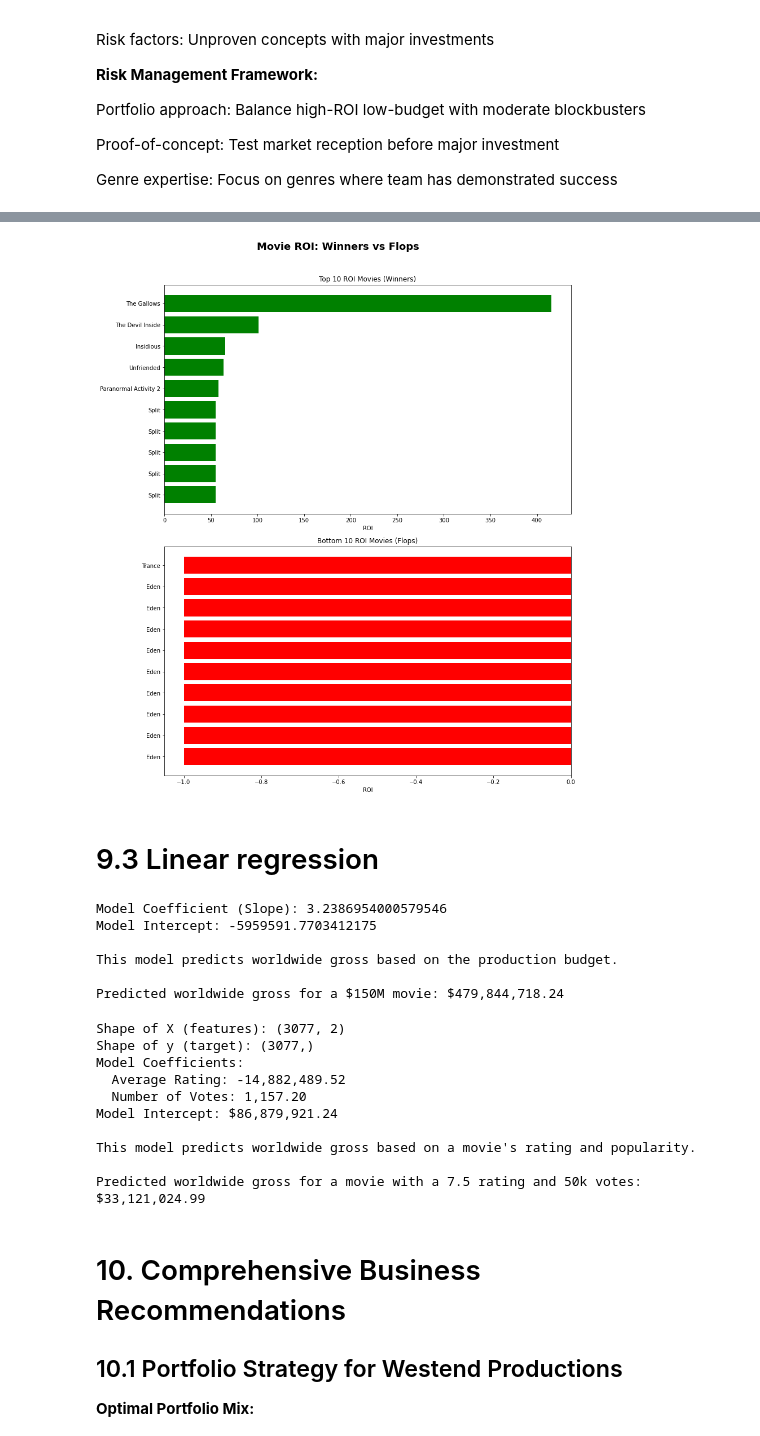
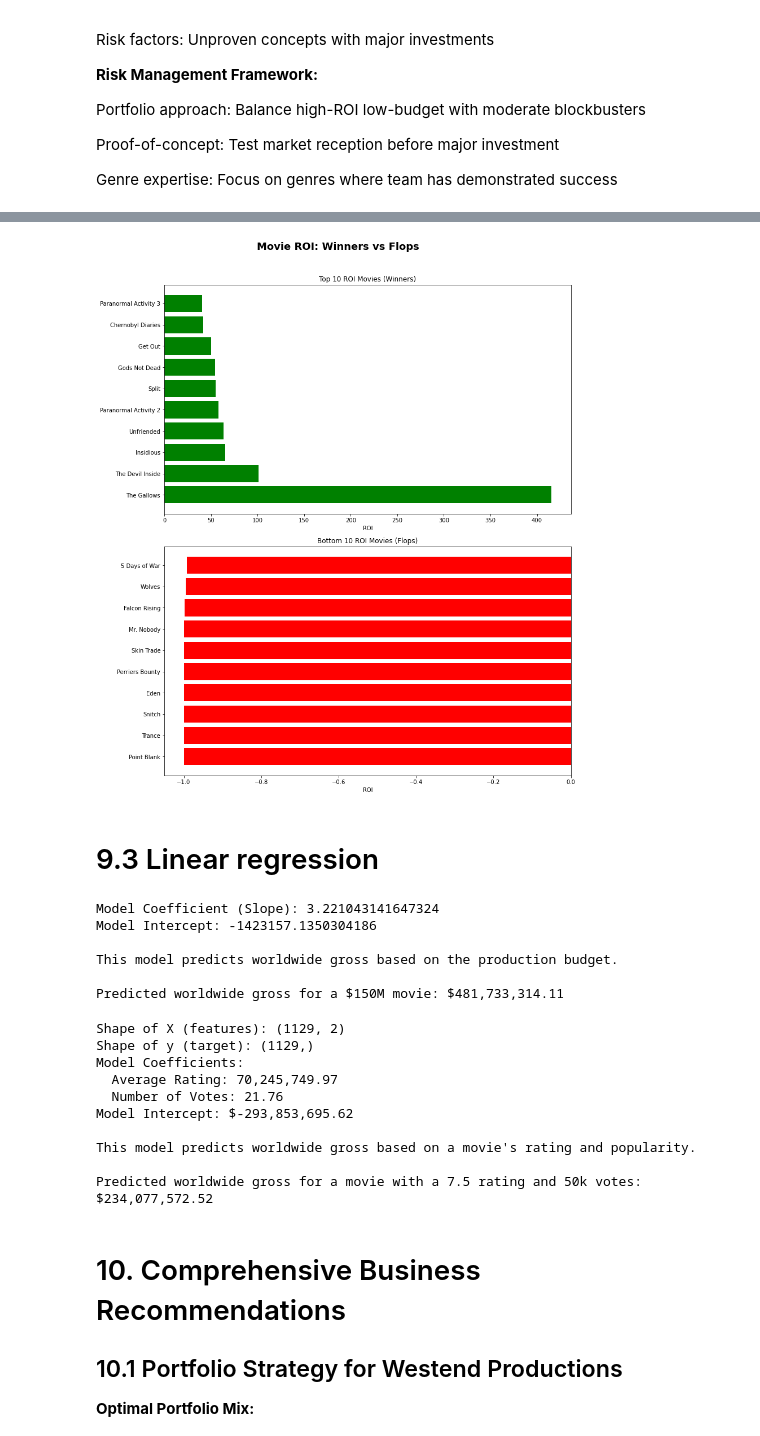
Before and after one commit to Giriama2323/dsc-phase-2-project-v3, a Jupyter notebook: student.ipynb, the cells around one changed output, grey strips where cells are left out. Cells and saved outputs as stored; diff of their text form; code cells hidden in the pictures.

Commit message:
Update on Movie ROI: Winners vs Flops plot

```diff
--- a/student.ipynb
+++ b/student.ipynb
@@ -81,12 +81,12 @@ import os
 import seaborn as sns
 
 # Load BOM dataset
-bom = pd.read_csv("bom.movie_gross.csv.gz")
+bom = pd.read_csv("bom.movie_gross.csv")
 print("BOM shape:", bom.shape)
 display(bom.head())
 
 # Load The Numbers dataset
-tn = pd.read_csv("tn.movie_budgets.csv.gz")
+tn = pd.read_csv("tn.movie_budgets.csv")
 print("TN shape:", tn.shape)
 display(tn.head())
 
@@ -1302,32 +1322,48 @@ Genre expertise: Focus on genres where team has demonstrated success
+# %%
+movies_cleaned = (
+    movies_cleaned
+    .groupby(["movie", "production_budget", "worldwide_gross"], as_index=False)
+    .agg({
+        "profit": "mean",
+        "roi": "mean",
+        "averagerating": "mean",
+        "numvotes": "sum",
+        "genres": lambda x: x.dropna().iloc[0] if len(x.dropna()) > 0 else None
+    })
+)
 # %%
+# Clean titles before plotting
+movies_cleaned["movie"] = movies_cleaned["movie"].str.encode("ascii", errors="ignore").str.decode("ascii")
+
 # Top 10 and Bottom 10 ROI Movies
 top_roi = movies_cleaned.sort_values("roi", ascending=False).head(10)
 bottom_roi = movies_cleaned.sort_values("roi", ascending=True).head(10)
 
+
 # Plot
 fig, axes = plt.subplots(2, 1, figsize=(12, 14), sharex=False)
 
-# Top ROI
+# Top ROI - REMOVE invert_yaxis() or fix the label order
 axes[0].barh(range(len(top_roi)), top_roi["roi"], color="green")
 axes[0].set_title("Top 10 ROI Movies (Winners)")
 axes[0].set_xlabel("ROI")
 axes[0].set_yticks(range(len(top_roi)))
-axes[0].set_yticklabels(top_roi["movie"])  # Just use the titles directly
-axes[0].invert_yaxis()
+axes[0].set_yticklabels(top_roi["movie"])
+# axes[0].invert_yaxis()  # REMOVE THIS LINE or use the alternative below
 
-# Bottom ROI
+# Bottom ROI - REMOVE invert_yaxis() or fix the label order
 axes[1].barh(range(len(bottom_roi)), bottom_roi["roi"], color="red")
 axes[1].set_title("Bottom 10 ROI Movies (Flops)")
 axes[1].set_xlabel("ROI")
 axes[1].set_yticks(range(len(bottom_roi)))
-axes[1].set_yticklabels(bottom_roi["movie"])  # Just use the titles directly
-axes[1].invert_yaxis()
+axes[1].set_yticklabels(bottom_roi["movie"])
+# axes[1].invert_yaxis()  # REMOVE THIS LINE or use the alternative below
 
 plt.suptitle("Movie ROI: Winners vs Flops", fontsize=18, fontweight="bold")
 plt.tight_layout(rect=[0, 0, 1, 0.96])
 plt.show()
 # %% [output]
-[figure, old version]
+[figure, new version]
 # %% [markdown]
 # 9.3 Linear regression
 # %%
@@ -1358,12 +1394,12 @@ print("\nThis model predicts worldwide gross based on the production budget.\n")
 predicted_gross = model.predict(np.array([[150000000]]))
 print(f"Predicted worldwide gross for a $150M movie: ${predicted_gross[0][0]:,.2f}")
 # %% [output]
-Model Coefficient (Slope): 3.2386954000579546
-Model Intercept: -5959591.7703412175
+Model Coefficient (Slope): 3.221043141647324
+Model Intercept: -1423157.1350304186
 
 This model predicts worldwide gross based on the production budget.
 
-Predicted worldwide gross for a $150M movie: $479,844,718.24
+Predicted worldwide gross for a $150M movie: $481,733,314.11
 # %%
 from sklearn.model_selection import train_test_split
 from sklearn.linear_model import LinearRegression
@@ -1412,16 +1448,16 @@ new_movie = pd.DataFrame([{'averagerating': 7.5, 'numvotes': 50000}])
 predicted_gross = model.predict(new_movie)
 print(f"Predicted worldwide gross for a movie with a 7.5 rating and 50k votes: ${predicted_gross[0]:,.2f}")
 # %% [output]
-Shape of X (features): (3077, 2)
-Shape of y (target): (3077,)
+Shape of X (features): (1129, 2)
+Shape of y (target): (1129,)
 Model Coefficients:
-  Average Rating: -14,882,489.52
-  Number of Votes: 1,157.20
-Model Intercept: $86,879,921.24
+  Average Rating: 70,245,749.97
+  Number of Votes: 21.76
+Model Intercept: $-293,853,695.62
 
 This model predicts worldwide gross based on a movie's rating and popularity.
 
-Predicted worldwide gross for a movie with a 7.5 rating and 50k votes: $33,121,024.99
+Predicted worldwide gross for a movie with a 7.5 rating and 50k votes: $234,077,572.52
 # %% [markdown]
 # 10. Comprehensive Business Recommendations
 
```
Also changed, not shown: parts of 1 cell of this notebook.
